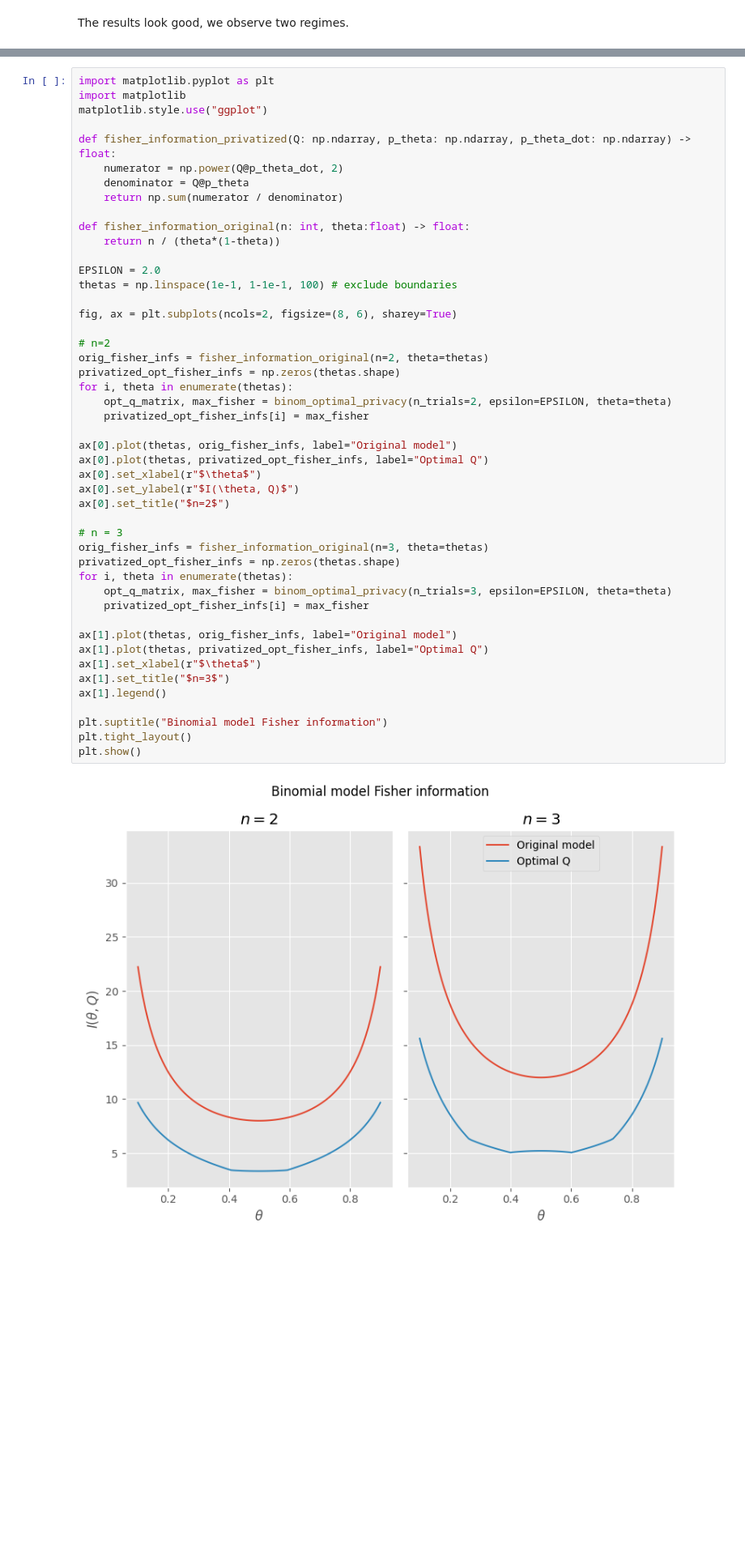
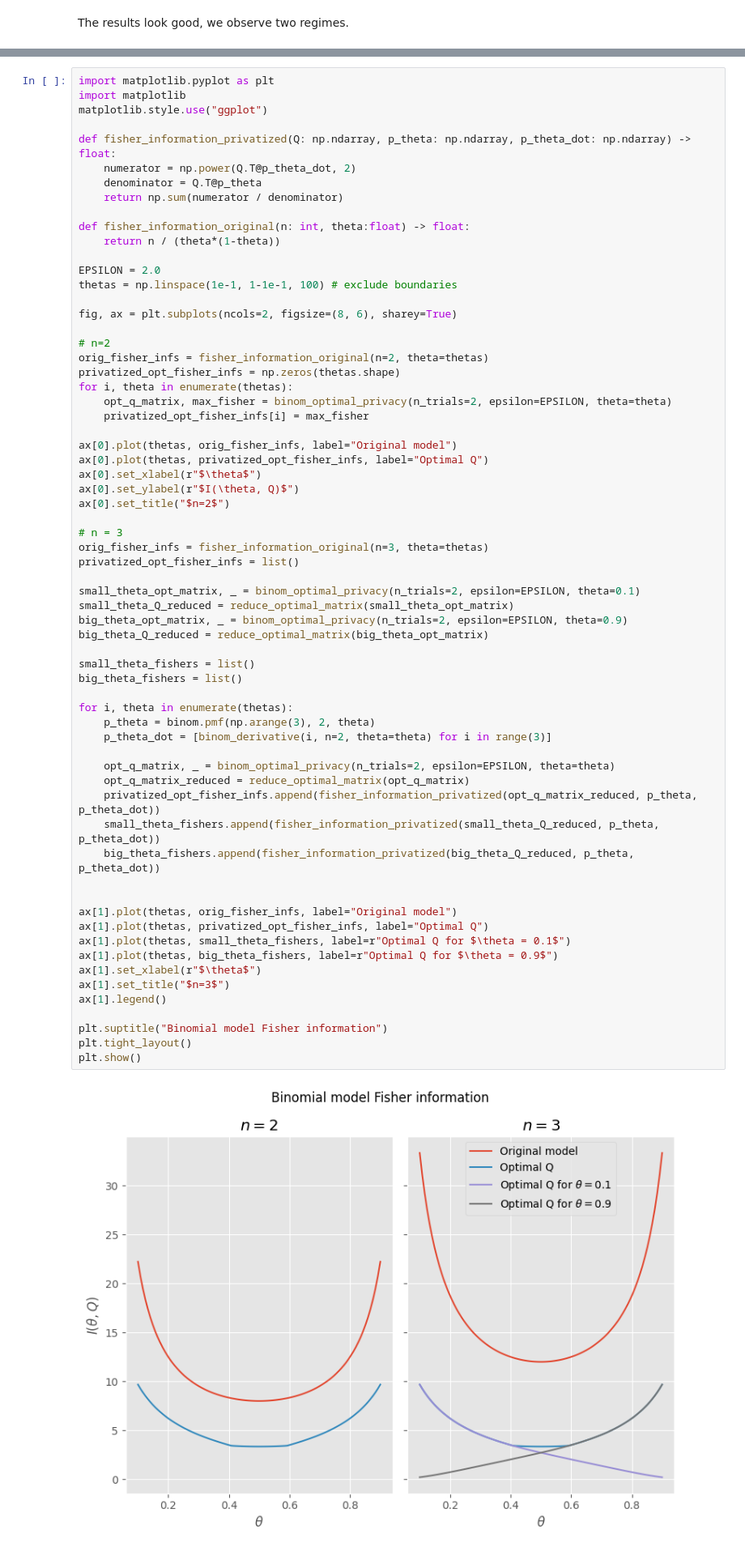
Before and after one commit to MatejVe/locally_efficient_differential_privacy, a Jupyter notebook: linear_programme.ipynb, the cells around one changed output, grey strips where cells are left out. Shown at 81% size. Saved outputs shown, nothing was run; the diff lists cells and outputs as text; blank space fills up the shorter version.

Commit message:
Update charts

```diff
--- a/linear_programme.ipynb
+++ b/linear_programme.ipynb
@@ -278,8 +278,8 @@ import matplotlib
 matplotlib.style.use("ggplot")
 
 def fisher_information_privatized(Q: np.ndarray, p_theta: np.ndarray, p_theta_dot: np.ndarray) -> float:
-    numerator = np.power(Q@p_theta_dot, 2)
-    denominator = Q@p_theta
+    numerator = np.power(Q.T@p_theta_dot, 2)
+    denominator = Q.T@p_theta
     return np.sum(numerator / denominator)
 
 def fisher_information_original(n: int, theta:float) -> float:
@@ -290,37 +290,55 @@ thetas = np.linspace(1e-1, 1-1e-1, 100) # exclude boundaries
 
 fig, ax = plt.subplots(ncols=2, figsize=(8, 6), sharey=True)
 
 # n=2
 orig_fisher_infs = fisher_information_original(n=2, theta=thetas)
 privatized_opt_fisher_infs = np.zeros(thetas.shape)
 for i, theta in enumerate(thetas):
     opt_q_matrix, max_fisher = binom_optimal_privacy(n_trials=2, epsilon=EPSILON, theta=theta)
     privatized_opt_fisher_infs[i] = max_fisher
 
 ax[0].plot(thetas, orig_fisher_infs, label="Original model")
 ax[0].plot(thetas, privatized_opt_fisher_infs, label="Optimal Q")
 ax[0].set_xlabel(r"$\theta$")
 ax[0].set_ylabel(r"$I(\theta, Q)$")
 ax[0].set_title("$n=2$")
 
 # n = 3
 orig_fisher_infs = fisher_information_original(n=3, theta=thetas)
-privatized_opt_fisher_infs = np.zeros(thetas.shape)
+privatized_opt_fisher_infs = list()
+
+small_theta_opt_matrix, _ = binom_optimal_privacy(n_trials=2, epsilon=EPSILON, theta=0.1)
+small_theta_Q_reduced = reduce_optimal_matrix(small_theta_opt_matrix)
+big_theta_opt_matrix, _ = binom_optimal_privacy(n_trials=2, epsilon=EPSILON, theta=0.9)
+big_theta_Q_reduced = reduce_optimal_matrix(big_theta_opt_matrix)
+
+small_theta_fishers = list()
+big_theta_fishers = list()
+
 for i, theta in enumerate(thetas):
-    opt_q_matrix, max_fisher = binom_optimal_privacy(n_trials=3, epsilon=EPSILON, theta=theta)
-    privatized_opt_fisher_infs[i] = max_fisher
+    p_theta = binom.pmf(np.arange(3), 2, theta)
+    p_theta_dot = [binom_derivative(i, n=2, theta=theta) for i in range(3)]
+
+    opt_q_matrix, _ = binom_optimal_privacy(n_trials=2, epsilon=EPSILON, theta=theta)
+    opt_q_matrix_reduced = reduce_optimal_matrix(opt_q_matrix)
+    privatized_opt_fisher_infs.append(fisher_information_privatized(opt_q_matrix_reduced, p_theta, p_theta_dot))
+    small_theta_fishers.append(fisher_information_privatized(small_theta_Q_reduced, p_theta, p_theta_dot))
+    big_theta_fishers.append(fisher_information_privatized(big_theta_Q_reduced, p_theta, p_theta_dot))
+
 
 ax[1].plot(thetas, orig_fisher_infs, label="Original model")
 ax[1].plot(thetas, privatized_opt_fisher_infs, label="Optimal Q")
+ax[1].plot(thetas, small_theta_fishers, label=r"Optimal Q for $\theta = 0.1$")
+ax[1].plot(thetas, big_theta_fishers, label=r"Optimal Q for $\theta = 0.9$")
 ax[1].set_xlabel(r"$\theta$")
 ax[1].set_title("$n=3$")
 ax[1].legend()
 
 plt.suptitle("Binomial model Fisher information")
 plt.tight_layout()
 plt.show()
 # %% [output]
-[figure, old version]
+[figure, new version]
 # %% [markdown]
 ## Fisher information as a function of $\epsilon$
 # %%
```
